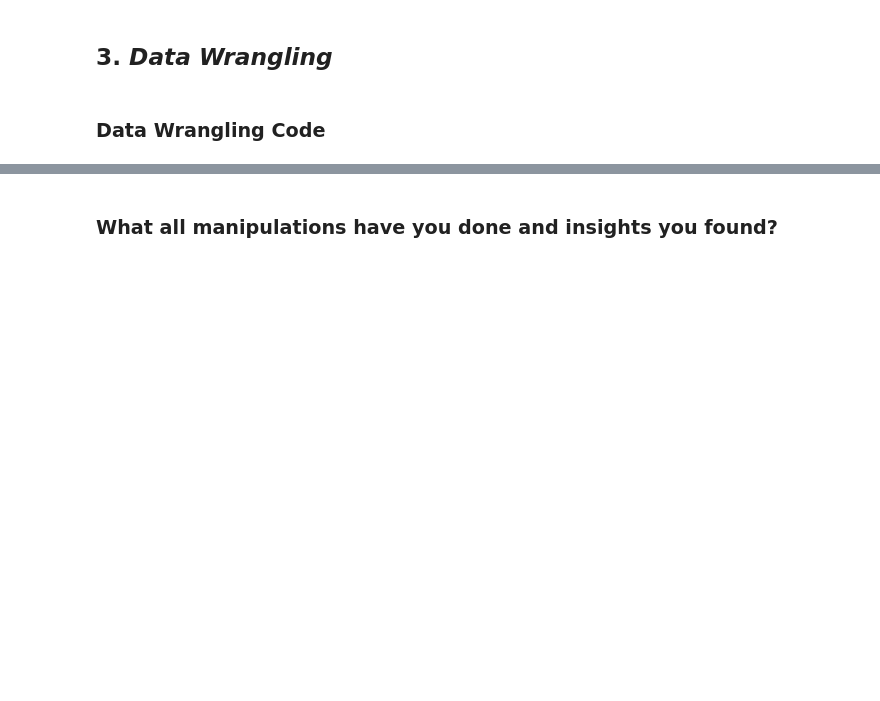
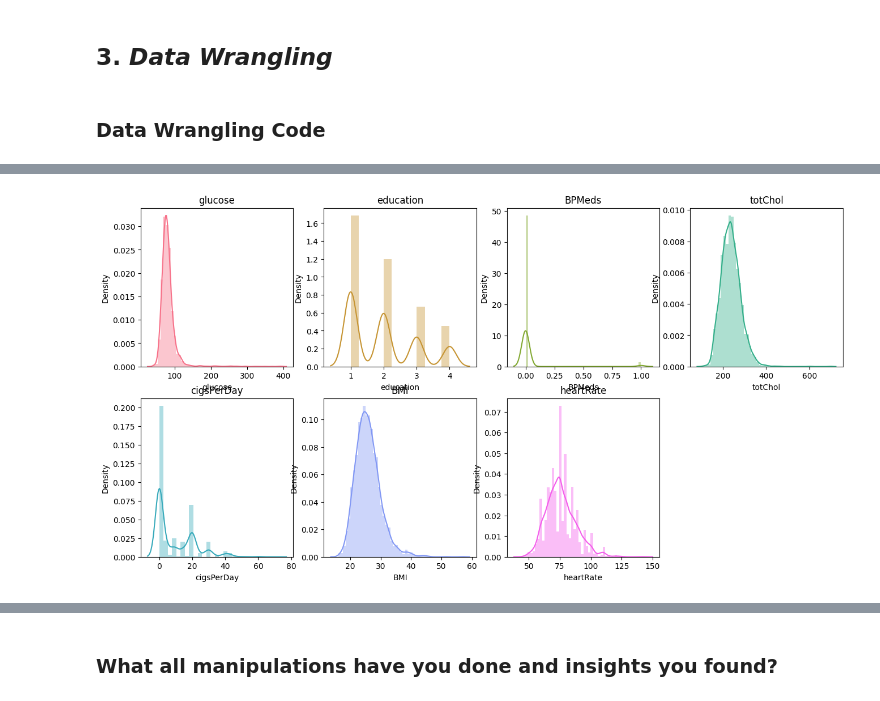
Before and after one commit to Navjotkhatri/CARDIOVASCULAR-RISK-PREDICTION, a Jupyter notebook: Cardiovascular_Risk_Prediction.ipynb, the cells around one changed output, grey strips where cells are left out. Saved outputs shown, nothing was run; the diff lists cells and outputs as text; code cells hidden in the pictures; blank space fills up the shorter version.

```diff
--- a/Cardiovascular_Risk_Prediction.ipynb
+++ b/Cardiovascular_Risk_Prediction.ipynb
@@ -320,0 +373,27 @@ No. of unique values in  TenYearCHD is 2 .
+# %%
+# Define a list of colors
+colors = sns.color_palette("husl", len(null_column_list))
+
+# Create a figure with 8 subplots (2 rows, 4 columns)
+fig, axes = plt.subplots(nrows=2, ncols=4, figsize=(16, 8))
+
+# Flatten the axes array to make it easier to iterate over
+axes = axes.flatten()
+
+# Iterate over the null column list and plot each column's distribution
+for i, column in enumerate(null_column_list):
+    # Select the current axis
+    ax = axes[i]
+    # Plot a distplot of the current column with a different color
+    sns.distplot(df[column], ax=ax, color=colors[i])
+    # Add a title to the plot
+    ax.set_title(column)
+
+# Remove any unused subplots
+for j in range(len(null_column_list), len(axes)):
+    axes[j].remove()
+
+# Display the plots
+plt.show()
+# %% [output]
+[figure, added]
```
Also changed, not shown: parts of 9 cells of this notebook.
